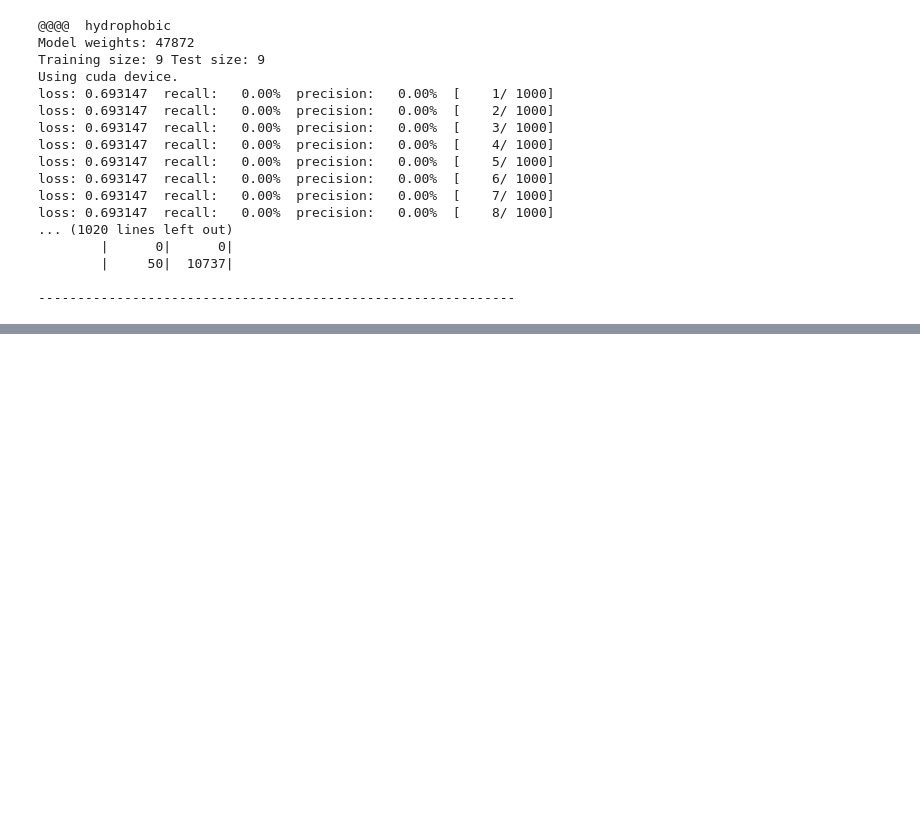
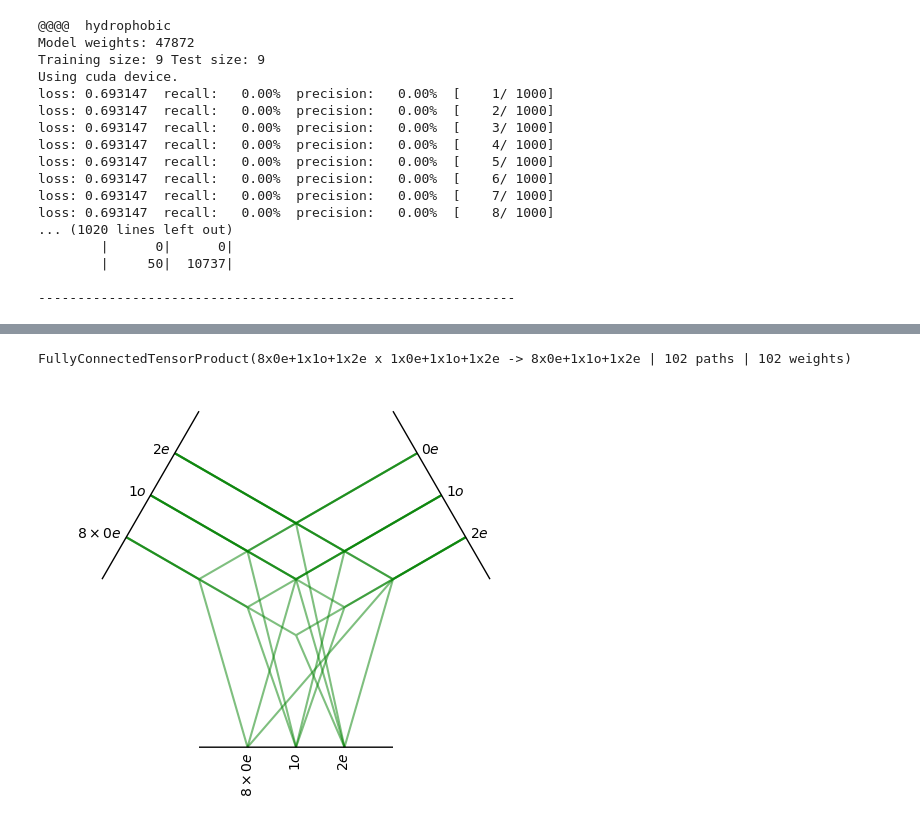
Before and after one commit to Hackefleisch/LearnableInteractionKernel, a Jupyter notebook: molecular_conv.ipynb, the cells around one changed output, grey strips where cells are left out. Drawn from its saved outputs; the diff is of its cells as text; code cells hidden in the pictures; blank space fills up the shorter version.

```diff
--- a/molecular_conv.ipynb
+++ b/molecular_conv.ipynb
@@ -124,0 +137,6 @@ Data(x=[3, 10], test=[10])
+# %%
+e3tp_message.visualize()
+e3tp_message
+# %% [output]
+FullyConnectedTensorProduct(8x0e+1x1o+1x2e x 1x0e+1x1o+1x2e -> 8x0e+1x1o+1x2e | 102 paths | 102 weights)
+[figure, added]
```
Also changed, not shown: parts of 5 cells of this notebook.
